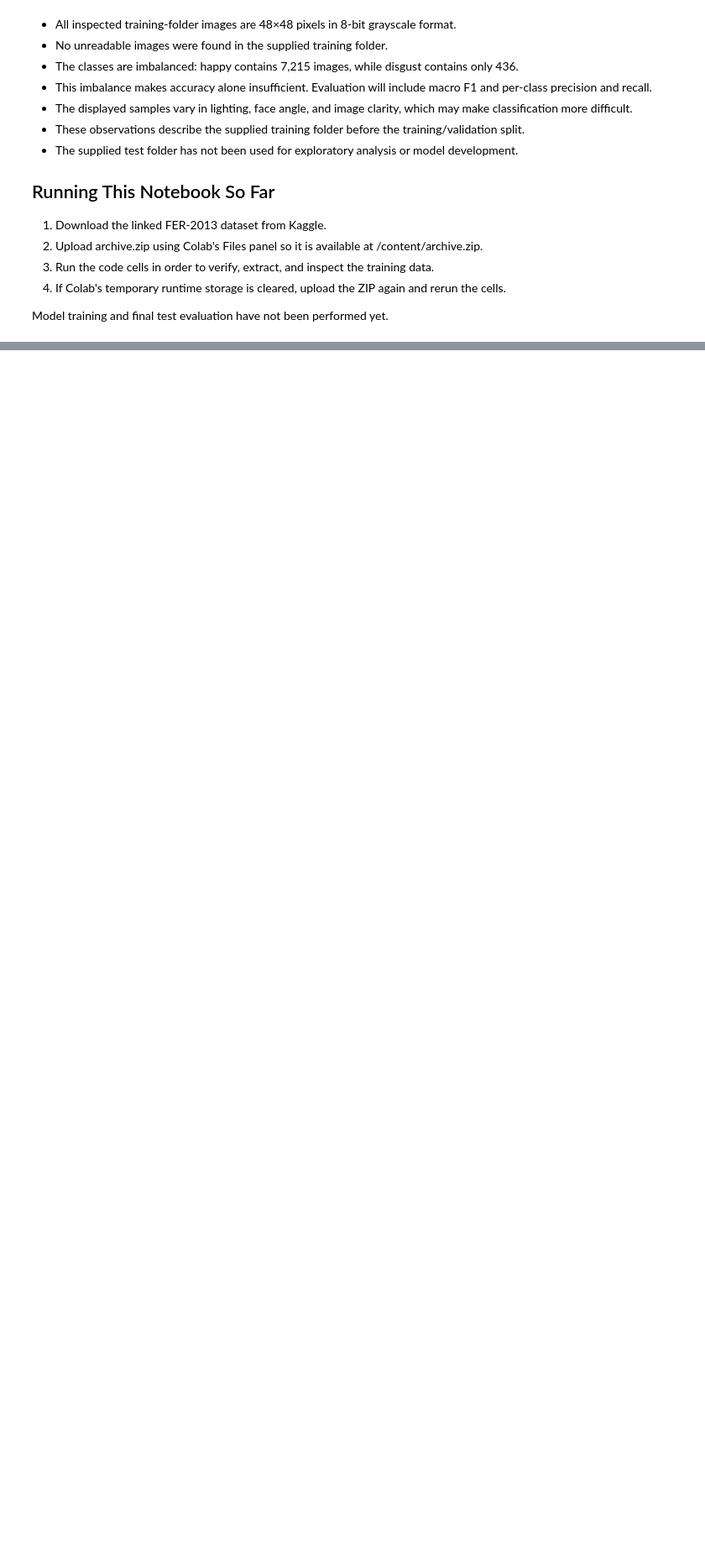
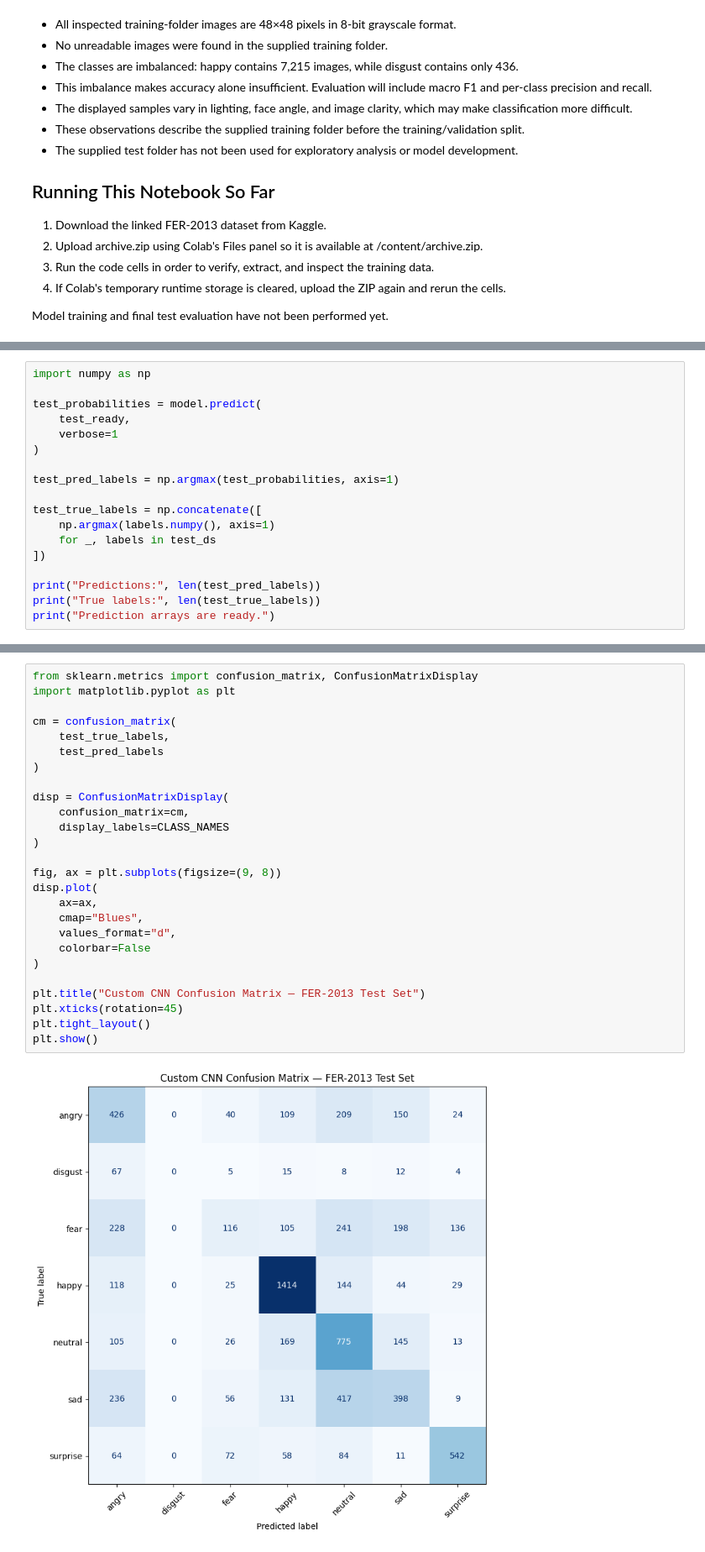
Before and after one commit to AmandaThenuwara/SE4050-Facial-Emotion-Recognition, a Jupyter notebook: notebooks/cnn/IT23175266_CNN_FER2013.ipynb, the cells around one changed output, grey strips where cells are left out. Shown at 84% size. Drawn from its saved outputs; the diff is of its cells as text; blank space fills up the shorter version.

```diff
--- a/notebooks/cnn/IT23175266_CNN_FER2013.ipynb
+++ b/notebooks/cnn/IT23175266_CNN_FER2013.ipynb
@@ -200,0 +643,18 @@ Model training and final test evaluation have not been performed yet.
+# %%
+import numpy as np
+
+test_probabilities = model.predict(
+    test_ready,
+    verbose=1
+)
+
+test_pred_labels = np.argmax(test_probabilities, axis=1)
+
+test_true_labels = np.concatenate([
+    np.argmax(labels.numpy(), axis=1)
+    for _, labels in test_ds
+])
+
+print("Predictions:", len(test_pred_labels))
+print("True labels:", len(test_true_labels))
+print("Prediction arrays are ready.")
@@ -200,0 +715,28 @@ Model training and final test evaluation have not been performed yet.
+# %%
+from sklearn.metrics import confusion_matrix, ConfusionMatrixDisplay
+import matplotlib.pyplot as plt
+
+cm = confusion_matrix(
+    test_true_labels,
+    test_pred_labels
+)
+
+disp = ConfusionMatrixDisplay(
+    confusion_matrix=cm,
+    display_labels=CLASS_NAMES
+)
+
+fig, ax = plt.subplots(figsize=(9, 8))
+disp.plot(
+    ax=ax,
+    cmap="Blues",
+    values_format="d",
+    colorbar=False
+)
+
+plt.title("Custom CNN Confusion Matrix — FER-2013 Test Set")
+plt.xticks(rotation=45)
+plt.tight_layout()
+plt.show()
+# %% [output]
+[figure, added]
```
Also changed, not shown: parts of 26 cells of this notebook.
